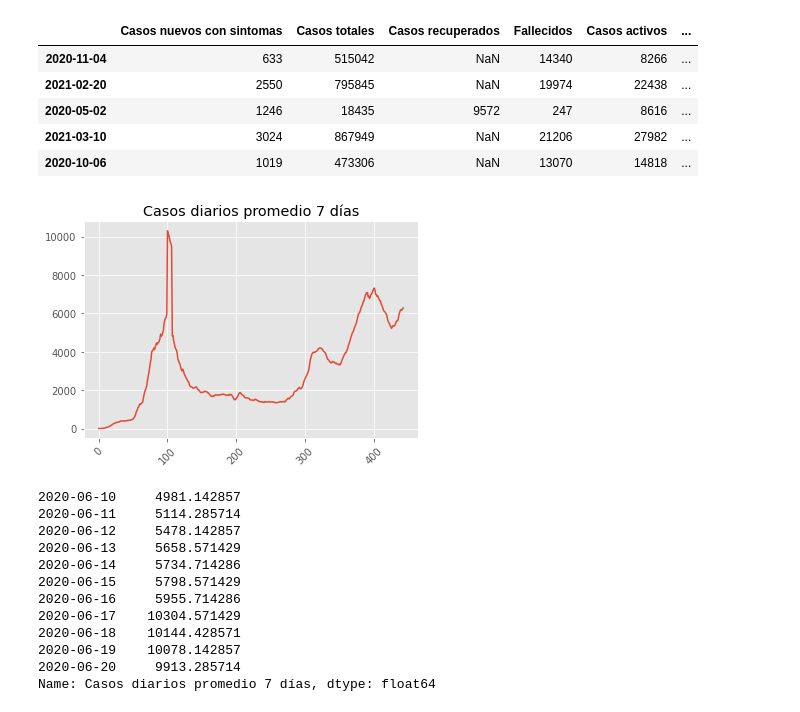
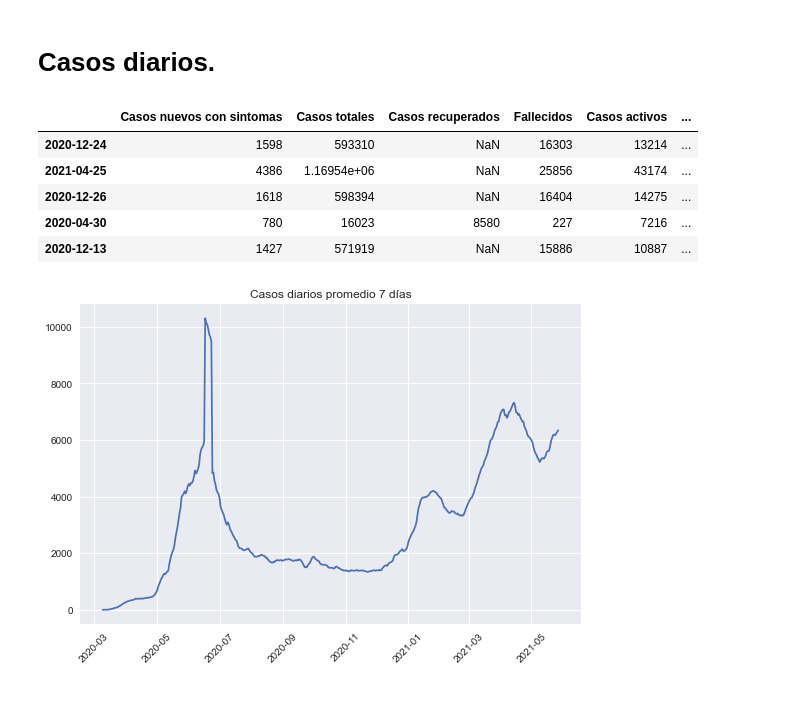
Before and after one commit to jignaciocastro8/covid-data, a Jupyter notebook: data_review.ipynb, the cells around one changed output. Drawn from its saved outputs; the diff is of its cells as text; code cells hidden in the pictures.

```diff
--- a/data_review.ipynb
+++ b/data_review.ipynb
@@ -1,19 +1,25 @@
 # %%
 import pandas as pd
 import matplotlib.pyplot as plt
-plt.style.use('ggplot')
+import datetime
+#plt.style.use('ggplot')
+plt.style.use('seaborn')
+#plt.style.use('fivethirtyeight')
+# %% [markdown]
+# **Casos diarios**.
 # %%
 df = pd.read_csv('TotalesNacionales.csv').transpose()
 df = df.rename(columns={i: df.loc['Fecha', i] for i in range(19)})
 df = df.drop(index=['Fecha'])
+df.index = [datetime.datetime.strptime(date, '%Y-%m-%d') for date in df.index]
 df.sample(5)
 # %% [output]
 |  | Casos nuevos con sintomas | Casos totales | Casos recuperados | Fallecidos | Casos activos | ... |
-| 2020-11-04 | 633 | 515042 | NaN | 14340 | 8266 | ... |
-| 2021-02-20 | 2550 | 795845 | NaN | 19974 | 22438 | ... |
-| 2020-05-02 | 1246 | 18435 | 9572 | 247 | 8616 | ... |
-| 2021-03-10 | 3024 | 867949 | NaN | 21206 | 27982 | ... |
-| 2020-10-06 | 1019 | 473306 | NaN | 13070 | 14818 | ... |
+| 2020-12-24 | 1598 | 593310 | NaN | 16303 | 13214 | ... |
+| 2021-04-25 | 4386 | 1.16954e+06 | NaN | 25856 | 43174 | ... |
+| 2020-12-26 | 1618 | 598394 | NaN | 16404 | 14275 | ... |
+| 2020-04-30 | 780 | 16023 | 8580 | 227 | 7216 | ... |
+| 2020-12-13 | 1427 | 571919 | NaN | 15886 | 10887 | ... |
 # %%
 # Se agrega casos diarios
 df['Casos diarios'] = df['Casos totales'].diff(periods=1)
@@ -23,24 +29,9 @@ n = 7
 df['Casos diarios promedio {} días'.format(n)] = df['Casos diarios'].rolling(window=n).mean()
 # %%
 #df = df.drop(index=['2020-06-17'])
-plt.plot(df['Casos diarios promedio 7 días'][7:].values)
+plt.plot(df.index[7:], df['Casos diarios promedio 7 días'][7:].values)
 plt.xticks(rotation=45)
 plt.title('Casos diarios promedio 7 días')
 plt.show()
 # %% [output]
-[figure, old version]
+[figure, new version]
-# %%
-df.loc['2020-06-10':'2020-06-20', 'Casos diarios promedio 7 días']
-# %% [output]
-2020-06-10     4981.142857
-2020-06-11     5114.285714
-2020-06-12     5478.142857
-2020-06-13     5658.571429
-2020-06-14     5734.714286
-2020-06-15     5798.571429
-2020-06-16     5955.714286
-2020-06-17    10304.571429
-2020-06-18    10144.428571
-2020-06-19    10078.142857
-2020-06-20     9913.285714
-Name: Casos diarios promedio 7 días, dtype: float64
```
Also changed, not shown: parts of 3 cells of this notebook, 2 other files.
